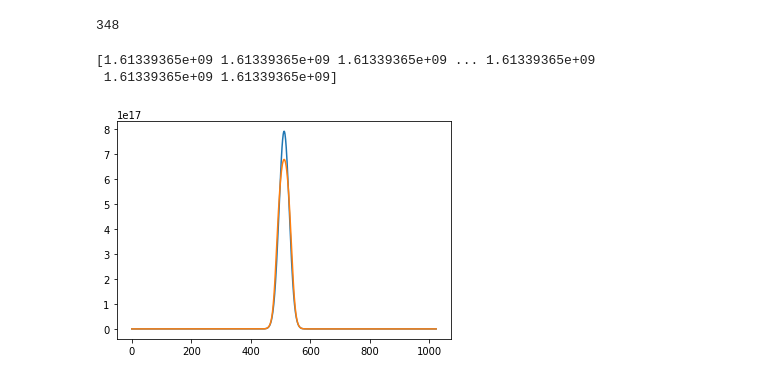
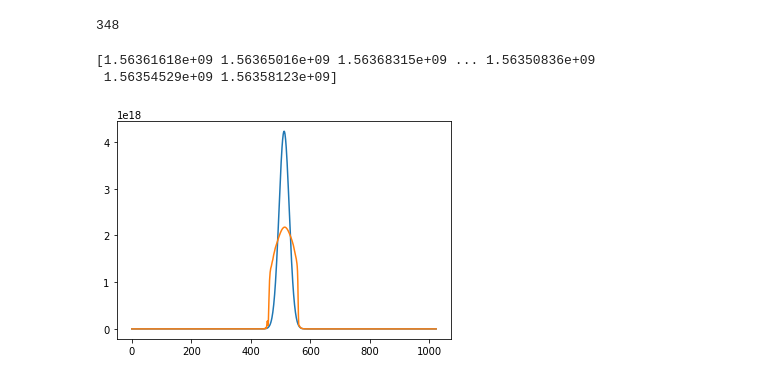
Before and after one commit to ugurtegin/MMF_RNN_Reuse, a Jupyter notebook: BPM Notebooks/GRIN_BPM_Modes.ipynb, the cells around one changed output. Drawn from its saved outputs; the diff is of its cells as text; code cells hidden in the pictures.

```diff
--- a/BPM Notebooks/GRIN_BPM_Modes.ipynb
+++ b/BPM Notebooks/GRIN_BPM_Modes.ipynb
@@ -172,7 +172,7 @@ x_fwhm = 1
 #x_fwhm_small=cp.linspace(8e-6, 18e-6, num=1000)  # 12 16, 15 18,,, 5 to 15   8to18
 p_don=20
 t_fwhm = 100e-15
-Ppeak = 300e6 #270*50e3 # W 180
+Ppeak = 1e9 #270*50e3 # W 180
 #Ppeak = cp.linspace(3e6, 30e6, num=1000)
 data_s=np.zeros((480,64,64))
 data_t=np.zeros((480,1024))
@@ -222,21 +222,21 @@ for ulas2 in range(1):
 
       data_t[ugur,:]=tt.get()
 
-  #sio.savemat('/content/drive/MyDrive/NatMI_MMFwRNN/Data/Donut_9Feb_raw/data_s'+str(ulas2+1)+'.mat', {'data_s':data_s})
+  sio.savemat('/content/drive/MyDrive/NatMI_MMFwRNN/Data/Modes_15Feb/data_s'+str(ulas2+1)+'.mat', {'data_s':data_s})
 
 
 
 elapsed = time.time() - tt
 print(elapsed)
 # %% [output]
-[1.61339365e+09 1.61339365e+09 1.61339365e+09 ... 1.61339365e+09
- 1.61339365e+09 1.61339365e+09]
+[1.56361618e+09 1.56365016e+09 1.56368315e+09 ... 1.56350836e+09
+ 1.56354529e+09 1.56358123e+09]
 # %%
 plt.plot(data_t[0,])
-plt.plot(data_t[400,])
+plt.plot(data_t[479,])
 plt.show()
 # %% [output]
-[figure, old version]
+[figure, new version]
 # %%
 plt.imshow(np.squeeze(data_s[0,]))
 plt.colorbar()
```
Also changed, not shown: parts of 2 cells of this notebook.
